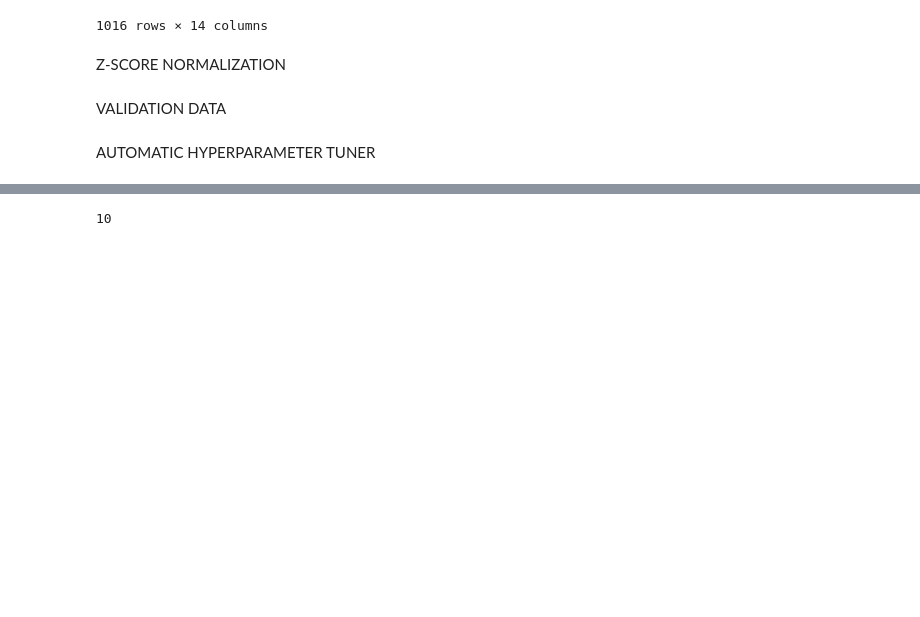
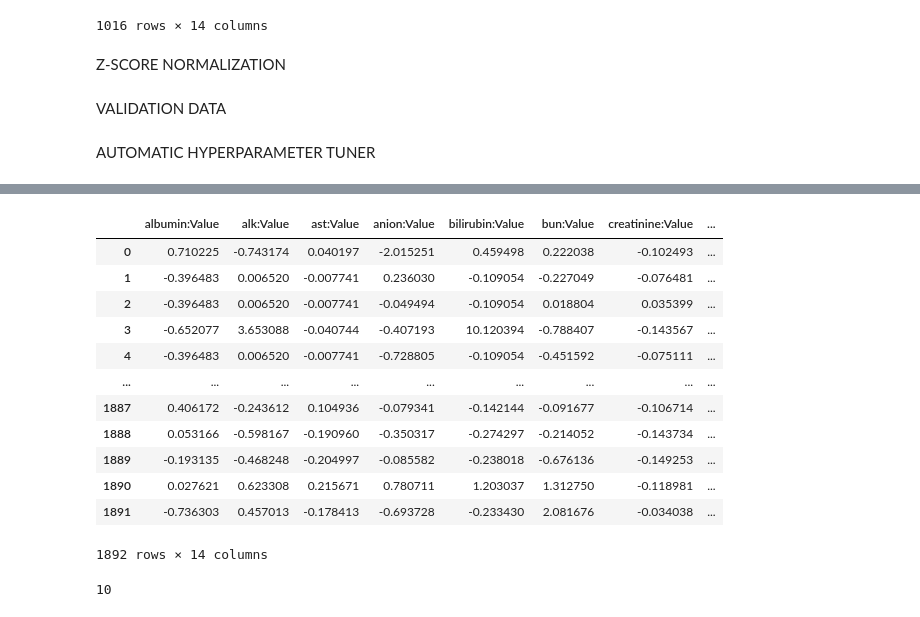
Before and after one commit to charansr/2023_Synopsys_PE, a Jupyter notebook: PEmodeling.ipynb, the cells around one changed output, grey strips where cells are left out. Saved outputs shown, nothing was run; the diff lists cells and outputs as text; code cells hidden in the pictures; blank space fills up the shorter version.

```diff
--- a/PEmodeling.ipynb
+++ b/PEmodeling.ipynb
@@ -510,3 +511,6 @@ val_y=val_y.loc[:,"label"]
 val_x=val_x.astype('float32')
 val_x=normalize(val_x)
 #val_x
+# %%
+oversample = SMOTE()
+x_train, y_train = oversample.fit_resample(x_train, y_train)
@@ -569,3 +562,19 @@ Epoch 2/2
+# %%
+x_train
+# %% [output]
+|  | albumin:Value | alk:Value | ast:Value | anion:Value | bilirubin:Value | bun:Value | creatinine:Value | ... |
+| 0 | 0.710225 | -0.743174 | 0.040197 | -2.015251 | 0.459498 | 0.222038 | -0.102493 | ... |
+| 1 | -0.396483 | 0.006520 | -0.007741 | 0.236030 | -0.109054 | -0.227049 | -0.076481 | ... |
+| 2 | -0.396483 | 0.006520 | -0.007741 | -0.049494 | -0.109054 | 0.018804 | 0.035399 | ... |
+| 3 | -0.652077 | 3.653088 | -0.040744 | -0.407193 | 10.120394 | -0.788407 | -0.143567 | ... |
+| 4 | -0.396483 | 0.006520 | -0.007741 | -0.728805 | -0.109054 | -0.451592 | -0.075111 | ... |
+| ... | ... | ... | ... | ... | ... | ... | ... | ... |
+| 1887 | 0.406172 | -0.243612 | 0.104936 | -0.079341 | -0.142144 | -0.091677 | -0.106714 | ... |
+| 1888 | 0.053166 | -0.598167 | -0.190960 | -0.350317 | -0.274297 | -0.214052 | -0.143734 | ... |
+| 1889 | -0.193135 | -0.468248 | -0.204997 | -0.085582 | -0.238018 | -0.676136 | -0.149253 | ... |
+| 1890 | 0.027621 | 0.623308 | 0.215671 | 0.780711 | 1.203037 | 1.312750 | -0.118981 | ... |
+| 1891 | -0.736303 | 0.457013 | -0.178413 | -0.693728 | -0.233430 | 2.081676 | -0.034038 | ... |
+1892 rows × 14 columns
 # %%
 best_hps = tuner.get_best_hyperparameters(num_trials=1)[0]
 best_hps.get("tuner/epochs")
```
Also changed, not shown: parts of 13 cells of this notebook.
